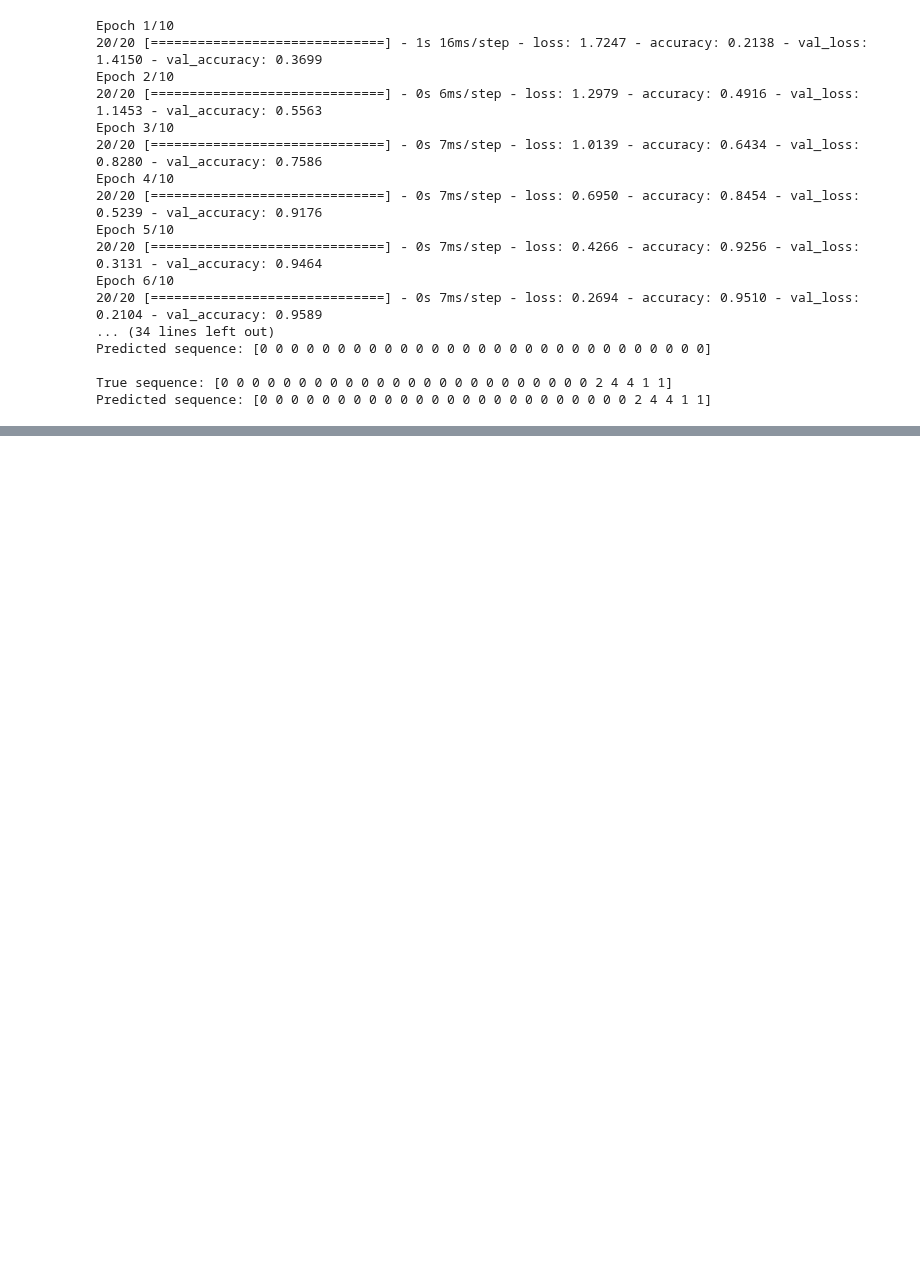
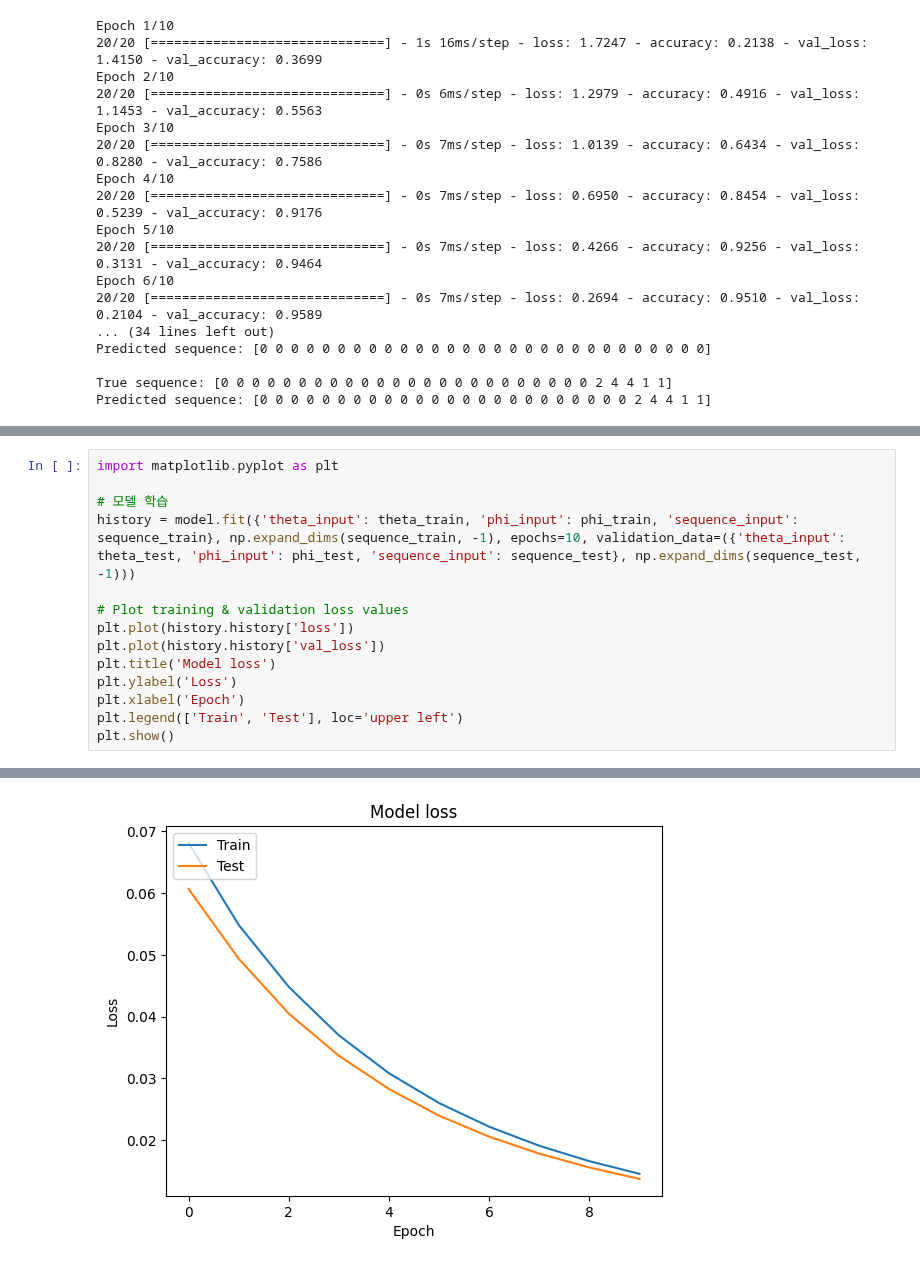
Before and after one commit to NostalgicJ/Quantum_2023, a Jupyter notebook: RNN_test.ipynb, the cells around one changed output, grey strips where cells are left out. Saved outputs shown, nothing was run; the diff lists cells and outputs as text; blank space fills up the shorter version.

```diff
--- a/RNN_test.ipynb
+++ b/RNN_test.ipynb
@@ -143,0 +308,15 @@ Predicted sequence: [0 0 0 0 0 0 0 0 0 0 0 0 0 0 0 0 0 0 0 0 0 0 0 0 2 4 4 1 1]
+# %%
+import matplotlib.pyplot as plt
+
+# 모델 학습
+history = model.fit({'theta_input': theta_train, 'phi_input': phi_train, 'sequence_input': sequence_train}, np.expand_dims(sequence_train, -1), epochs=10, validation_data=({'theta_input': theta_test, 'phi_input': phi_test, 'sequence_input': sequence_test}, np.expand_dims(sequence_test, -1)))
+
+# Plot training & validation loss values
+plt.plot(history.history['loss'])
+plt.plot(history.history['val_loss'])
+plt.title('Model loss')
+plt.ylabel('Loss')
+plt.xlabel('Epoch')
+plt.legend(['Train', 'Test'], loc='upper left')
+plt.show()
+# %% [output]
@@ -143,0 +343 @@ Predicted sequence: [0 0 0 0 0 0 0 0 0 0 0 0 0 0 0 0 0 0 0 0 0 0 0 0 2 4 4 1 1]
+[figure, added]
```
Also changed, not shown: parts of 4 cells of this notebook.
